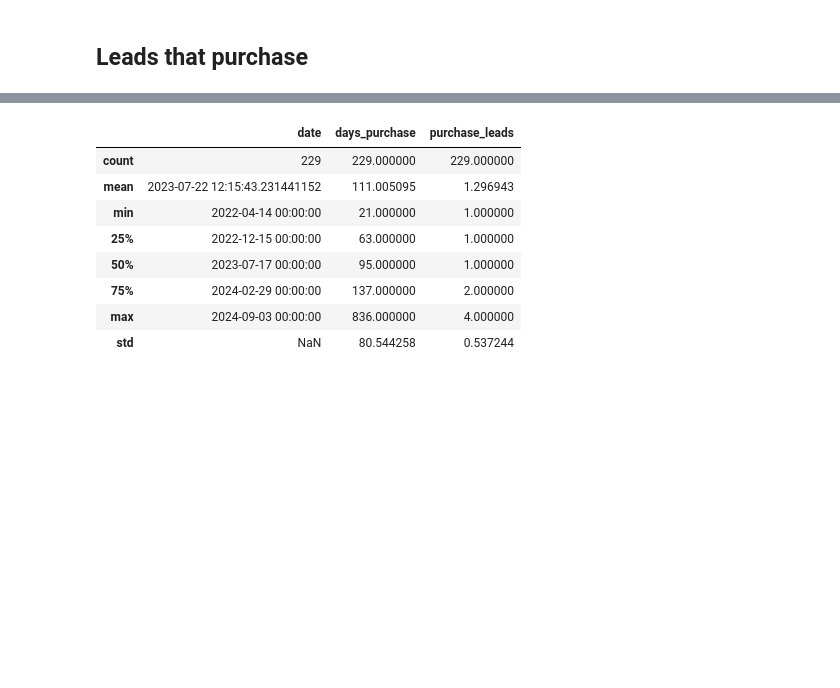
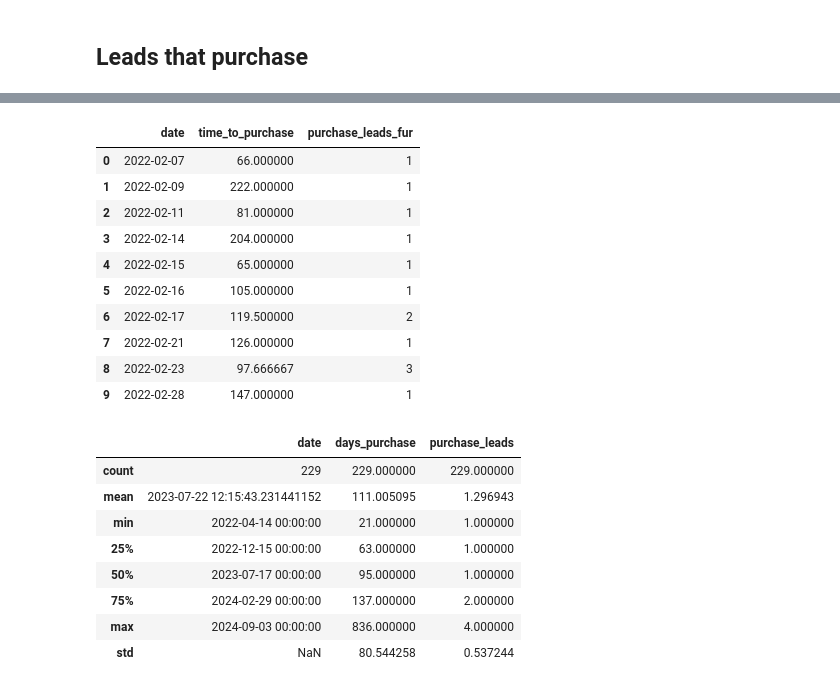
Before and after one commit to Jmartinetel/Macarta_test, a Jupyter notebook: munge/01_data_prep.ipynb, the cells around one changed output, grey strips where cells are left out. Cells and saved outputs as stored; diff of their text form; code cells hidden in the pictures; blank space fills up the shorter version.

```diff
--- a/munge/01_data_prep.ipynb
+++ b/munge/01_data_prep.ipynb
@@ -496,3 +533,20 @@ lead_var = lead_var[lead_var['days_considered']>=0]
+# %%
+lead_compra_dia = lead_var.groupby('lead_date').agg({'days_purchase':'mean','purchase' :'sum' }).reset_index().copy()
+lead_compra_dia = lead_compra_dia.rename(columns={'lead_date':'date','days_purchase': 'time_to_purchase', 'purchase': 'purchase_leads_fur'})
+
+lead_compra_dia.head(10)
+# %% [output]
+|  | date | time_to_purchase | purchase_leads_fur |
+| 0 | 2022-02-07 | 66.000000 | 1 |
+| 1 | 2022-02-09 | 222.000000 | 1 |
+| 2 | 2022-02-11 | 81.000000 | 1 |
+| 3 | 2022-02-14 | 204.000000 | 1 |
+| 4 | 2022-02-15 | 65.000000 | 1 |
+| 5 | 2022-02-16 | 105.000000 | 1 |
+| 6 | 2022-02-17 | 119.500000 | 2 |
+| 7 | 2022-02-21 | 126.000000 | 1 |
+| 8 | 2022-02-23 | 97.666667 | 3 |
+| 9 | 2022-02-28 | 147.000000 | 1 |
 # %%
 lead_compra = lead_var.groupby('purcharse_date').agg({'days_purchase':'mean','purchase' :'sum' }).reset_index().copy()
 lead_compra = lead_compra.rename(columns={'purcharse_date':'date','purchase': 'purchase_leads'})
```
Also changed, not shown: parts of 10 cells of this notebook, 7 other files.
